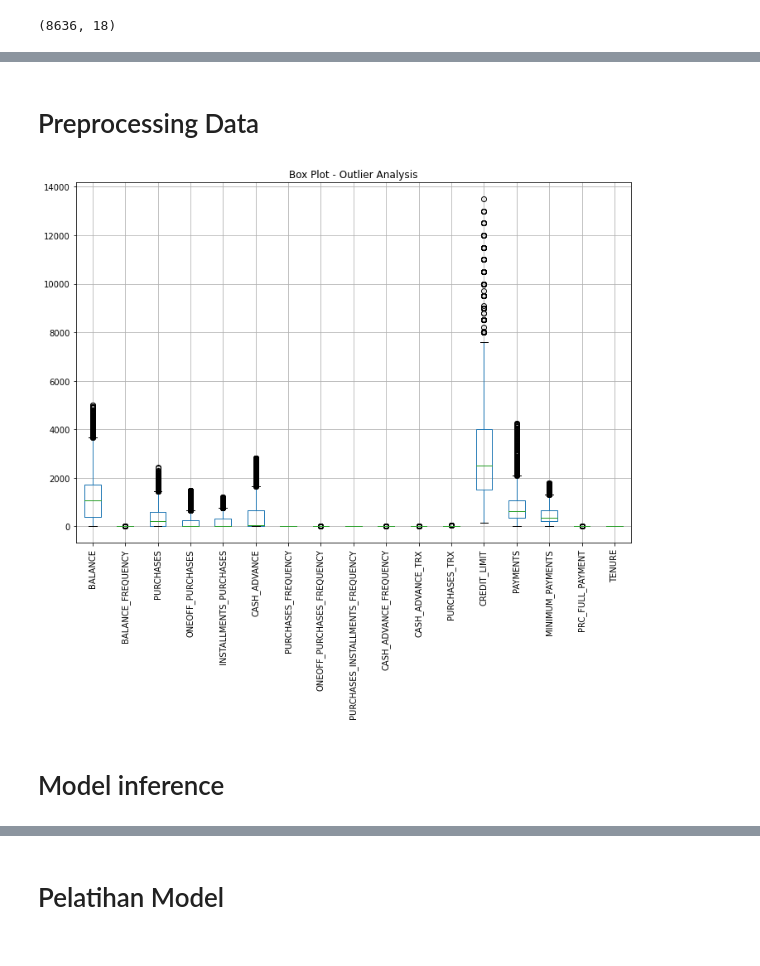
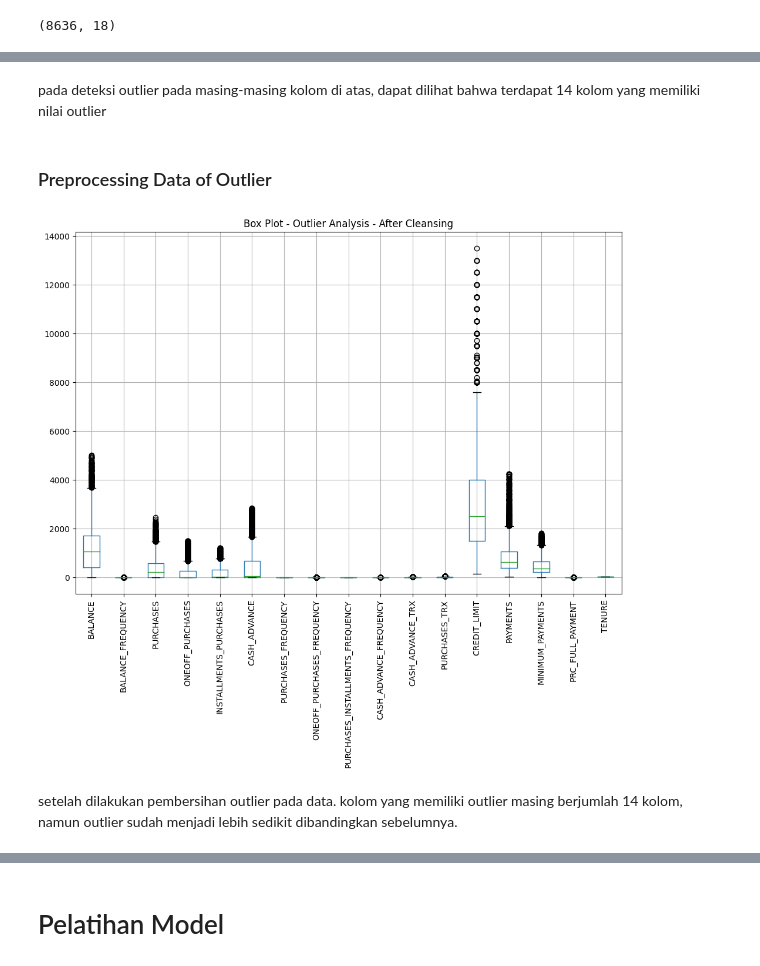
Before and after one commit to tassyirifiyya/ProjectHacktiv8-Kelp1, a Jupyter notebook: PYTN_KampusMerdeka_FP4_Hacktiv8.ipynb, the cells around one changed output, grey strips where cells are left out. Cells and saved outputs as stored; diff of their text form; code cells hidden in the pictures.

```diff
--- a/PYTN_KampusMerdeka_FP4_Hacktiv8.ipynb
+++ b/PYTN_KampusMerdeka_FP4_Hacktiv8.ipynb
@@ -330,5 +309,7 @@ plt.show()
+# %% [markdown]
+pada deteksi outlier pada masing-masing kolom di atas, dapat dilihat bahwa terdapat 14 kolom yang memiliki nilai outlier
 # %% [markdown]
-# Preprocessing Data
+### Preprocessing Data of Outlier
 # %%
 # Menghitung nilai Q1, Q3, dan IQR untuk setiap kolom numerik
 Q1 = df.quantile(0.25)
@@ -344,11 +325,9 @@ df_no_outliers = df[~((df < lower_bound) | (df > upper_bound)).any(axis=1)]
 # %%
 # Membuat box plot untuk setiap kolom
 plt.figure(figsize=(12, 8))
 df_no_outliers.boxplot()
-plt.title('Box Plot - Outlier Analysis')
+plt.title('Box Plot - Outlier Analysis - After Cleansing')
 plt.xticks(rotation=90)
 plt.show()
 # %% [output]
-[figure, old version]
+[figure, new version]
-# %% [markdown]
-# Model inference
@@ -357,0 +334,2 @@ y_kmeans = kmeans.fit_predict(X)
+# %% [markdown]
+setelah dilakukan pembersihan outlier pada data. kolom yang memiliki outlier masing berjumlah 14 kolom, namun outlier sudah menjadi lebih sedikit dibandingkan sebelumnya.
```
Also changed, not shown: parts of 68 cells of this notebook.
